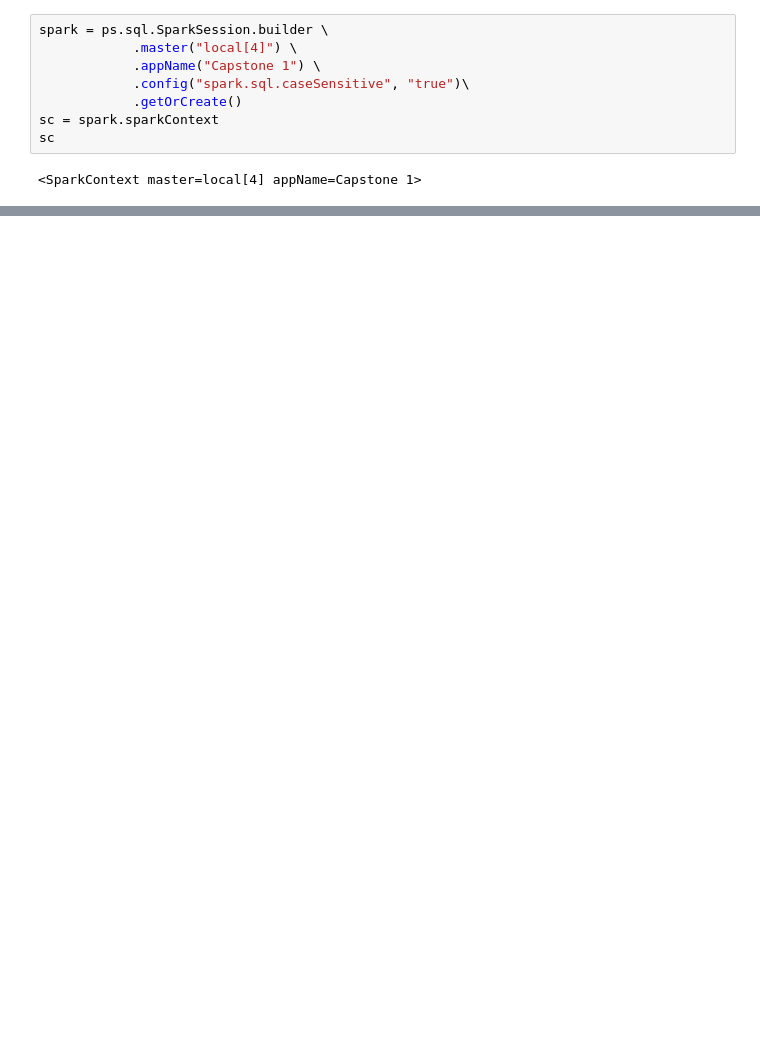
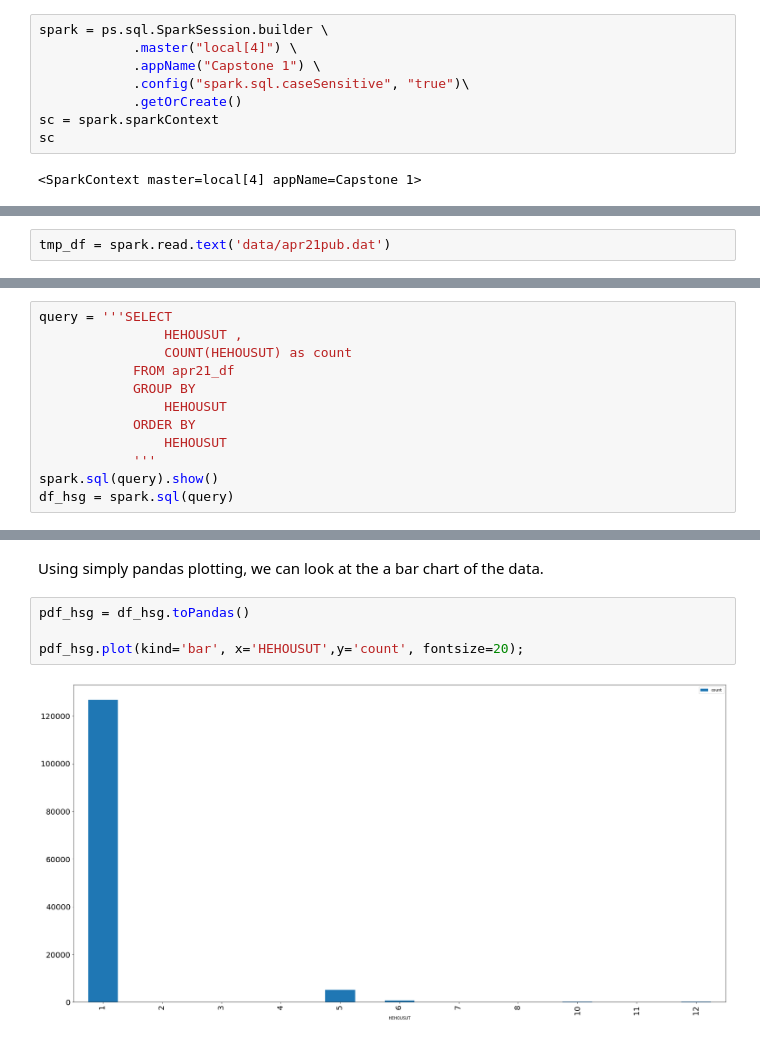
Before and after one commit to arcweld/DSI_Capstone_1, a Jupyter notebook: 2_tue_Cap1.ipynb, the cells around one changed output, grey strips where cells are left out. Drawn from its saved outputs; the diff is of its cells as text; blank space fills up the shorter version.

```diff
--- a/2_tue_Cap1.ipynb
+++ b/2_tue_Cap1.ipynb
@@ -50,0 +45,2 @@ dec10_df = tmp_df.select(tmp_df.value.substr( 1, 15).alias('HRHHID'), tmp_df.val
+# %%
+tmp_df = spark.read.text('data/apr21pub.dat')
@@ -50,0 +70,12 @@ dec10_df = tmp_df.select(tmp_df.value.substr( 1, 15).alias('HRHHID'), tmp_df.val
+# %%
+query = '''SELECT
+                HEHOUSUT ,
+                COUNT(HEHOUSUT) as count
+            FROM apr21_df
+            GROUP BY
+                HEHOUSUT
+            ORDER BY
+                HEHOUSUT
+            '''
+spark.sql(query).show()
+df_hsg = spark.sql(query)
@@ -50,0 +98,8 @@ dec10_df = tmp_df.select(tmp_df.value.substr( 1, 15).alias('HRHHID'), tmp_df.val
+# %% [markdown]
+Using simply pandas plotting, we can look at the a bar chart of the data.
+# %%
+pdf_hsg = df_hsg.toPandas()
+
+pdf_hsg.plot(kind='bar', x='HEHOUSUT',y='count', fontsize=20);
+# %% [output]
+[figure, added]
```
Also changed, not shown: parts of 17 cells of this notebook, 7 other files.
